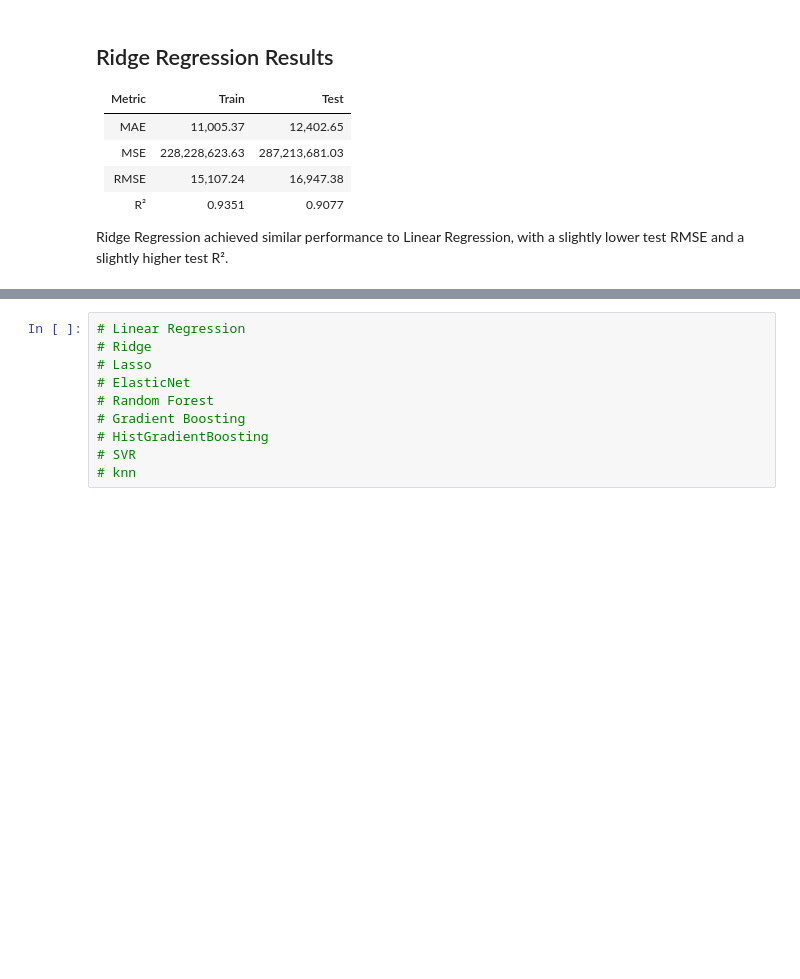
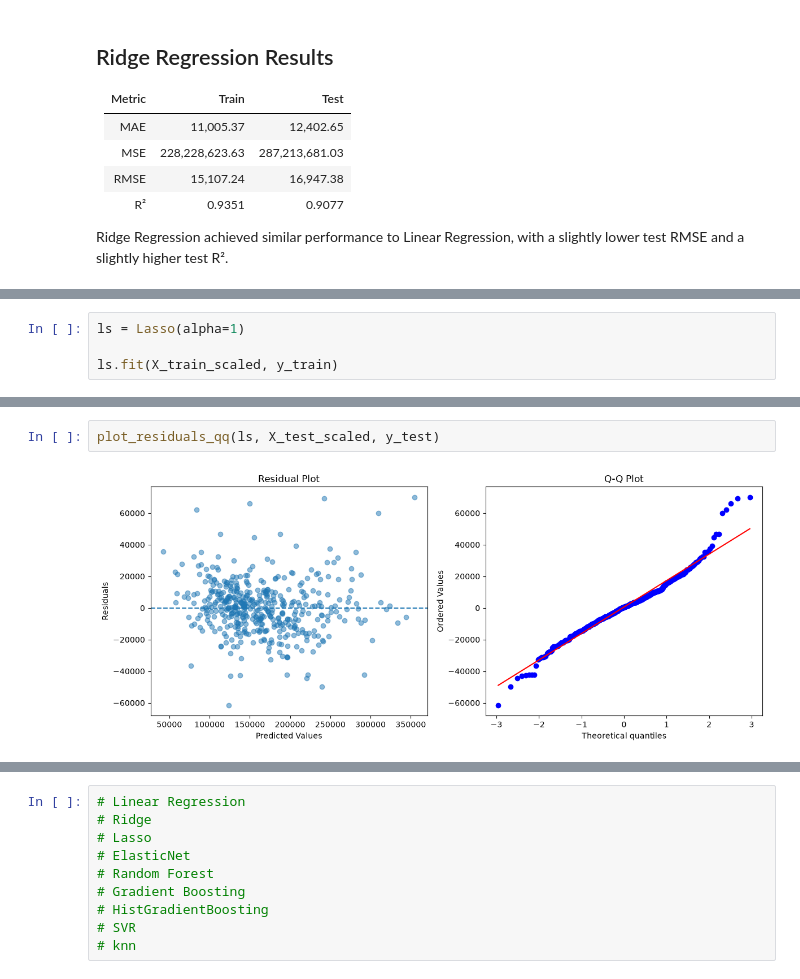
Before and after one commit to Mohamadzf23/ames-housing-price-prediction, a Jupyter notebook: src/ames_housing_price_prediction.ipynb, the cells around one changed output, grey strips where cells are left out. Saved outputs shown, nothing was run; the diff lists cells and outputs as text; blank space fills up the shorter version.

Commit message:
Train and evaluate Lasso Regression

```diff
--- a/src/ames_housing_price_prediction.ipynb
+++ b/src/ames_housing_price_prediction.ipynb
@@ -2845,0 +2848,4 @@ Ridge Regression achieved similar performance to Linear Regression, with a sligh
+# %%
+ls = Lasso(alpha=1)
+
+ls.fit(X_train_scaled, y_train)
@@ -2845,0 +2878,4 @@ Ridge Regression achieved similar performance to Linear Regression, with a sligh
+# %%
+plot_residuals_qq(ls, X_test_scaled, y_test)
+# %% [output]
+[figure, added]
```
Also changed, not shown: parts of 6 cells of this notebook.
